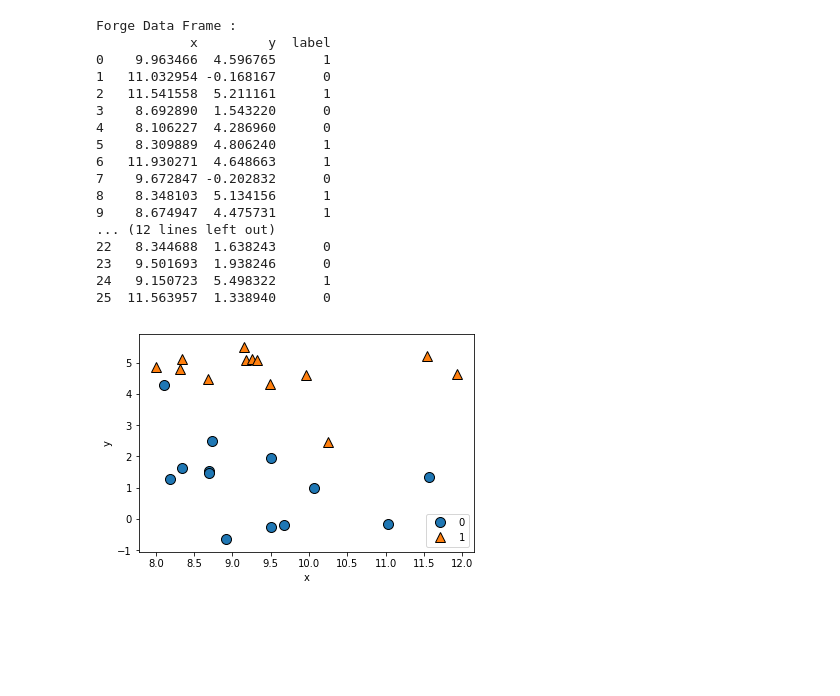
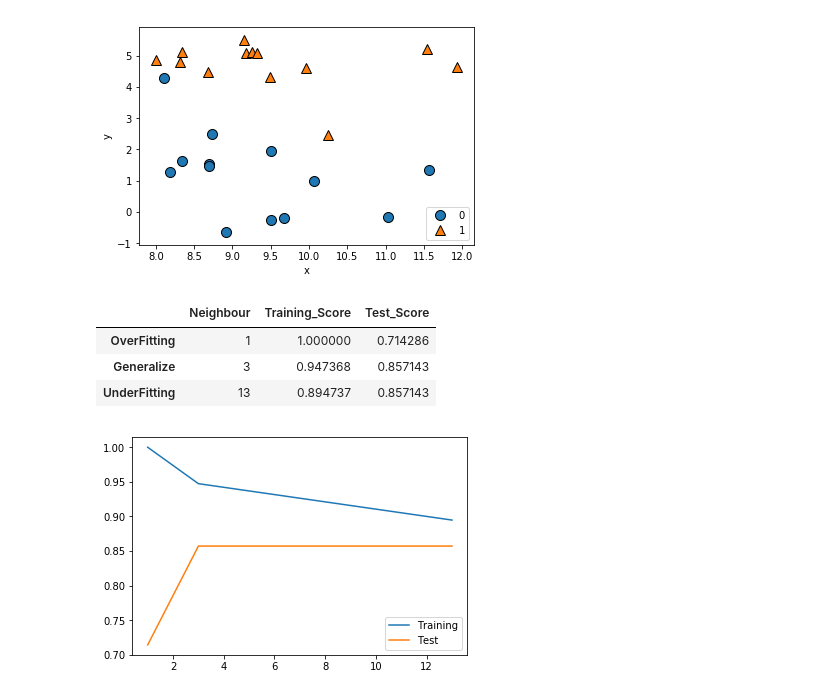
Before and after one commit to bharatadhikari88/python, a Jupyter notebook: supervise/classifier/forge.ipynb, the cells around one changed output. Saved outputs shown, nothing was run; the diff lists cells and outputs as text; code cells hidden in the pictures; blank space fills up the shorter version.

Commit message:
classifier on forge data

```diff
--- a/supervise/classifier/forge.ipynb
+++ b/supervise/classifier/forge.ipynb
@@ -1,39 +33,45 @@
 # %%
-import mglearn
-import numpy as np
-import pandas as pd
-import matplotlib.pyplot as plt
-from sklearn.datasets import make_blobs
-
-
-X,y = mglearn.datasets.make_forge();
-
-forgeDF = pd.DataFrame(X, columns=['x','y']);
-forgeDF['label'] = y;
-print("Forge Data Frame : \n{}".format(forgeDF));
-
+# Discrete chart for forge data
 mglearn.discrete_scatter(np.array(forgeDF.x),np.array(forgeDF.y),np.array(forgeDF.label));
-plt.legend(["0","1"],loc=4);
+plt.legend([0,1],loc=4);
 plt.xlabel("x");
 plt.ylabel("y");
 #mglearn.plots.plot_knn_classification(n_neighbors=5);
 #pd.plotting.scatter_matrix(forgeDF,figsize=(15,15));
 # %% [output]
-Forge Data Frame :
-            x         y  label
-0    9.963466  4.596765      1
-1   11.032954 -0.168167      0
-2   11.541558  5.211161      1
-3    8.692890  1.543220      0
-4    8.106227  4.286960      0
-5    8.309889  4.806240      1
-6   11.930271  4.648663      1
-7    9.672847 -0.202832      0
-8    8.348103  5.134156      1
-9    8.674947  4.475731      1
-... (12 lines left out)
-22   8.344688  1.638243      0
-23   9.501693  1.938246      0
-24   9.150723  5.498322      1
-25  11.563957  1.338940      0
 [figure]
+# %%
+#KNN Classifier
+Xtrain,Xtest,ytrain,ytest = train_test_split(X,y,random_state=7);
+neighbour = [1,3,13];
+trainingScore = [];
+testScore = [];
+classifiers = [];
+
+for i in neighbour:
+    classifier = KNeighborsClassifier(n_neighbors=i).fit(Xtrain,ytrain);
+    classifiers.append(classifier);
+    trainingScore.append(classifier.score(Xtrain,ytrain));
+    testScore.append(classifier.score(Xtest,ytest))
+
+#Overfitting means model complex and tightly coupled with train data
+#UnderFitting means model is same and data is redunant or features values are not well define.
+neighbourDF = pd.DataFrame(index=["OverFitting","Generalize","UnderFitting"]);
+neighbourDF["Neighbour"] = neighbour;
+neighbourDF["Training_Score"] = trainingScore;
+neighbourDF["Test_Score"] = testScore;
+neighbourDF
+# %% [output]
+|  | Neighbour | Training_Score | Test_Score |
+| OverFitting | 1 | 1.000000 | 0.714286 |
+| Generalize | 3 | 0.947368 | 0.857143 |
+| UnderFitting | 13 | 0.894737 | 0.857143 |
+# %%
+#Graphlical fitting
+plt.plot(neighbourDF["Neighbour"],neighbourDF["Training_Score"],label="Training Accuracy");
+plt.plot(neighbourDF["Neighbour"],neighbourDF["Test_Score"],label="Test Accuracy");
+plt.xlabel = "Neighbour";
+plt.ylabel = "Score";
+plt.legend(["Training","Test"],loc=4);
+# %% [output]
+[figure, added]
```
Also changed, not shown: parts of 3 cells of this notebook.
